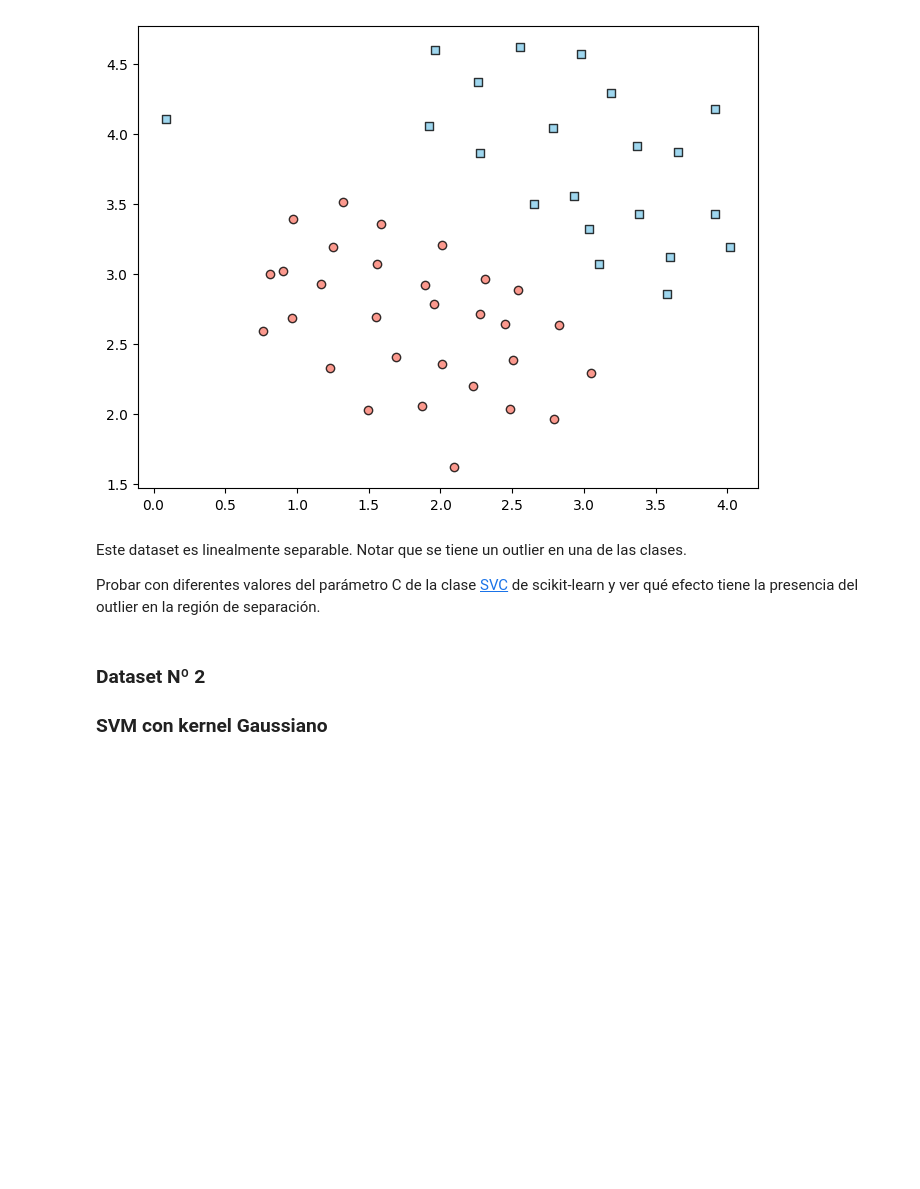
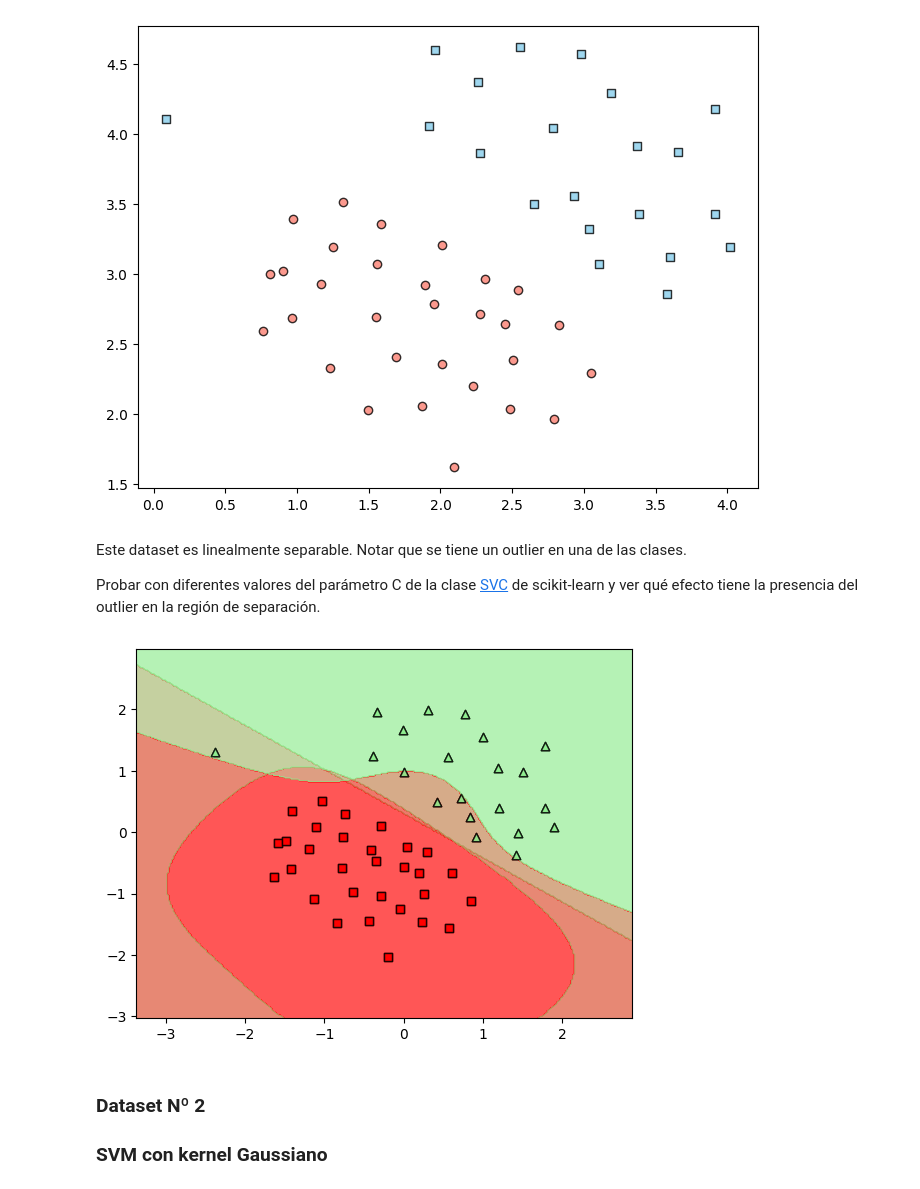
Before and after one commit to DinoMondino/IA, a Jupyter notebook: 4_KNN-SVM-LDA/SVM.ipynb, the cells around one changed output. Drawn from its saved outputs; the diff is of its cells as text; code cells hidden in the pictures; blank space fills up the shorter version.

```diff
--- a/4_KNN-SVM-LDA/SVM.ipynb
+++ b/4_KNN-SVM-LDA/SVM.ipynb
@@ -71,9 +71,27 @@ Este dataset es linealmente separable. Notar que se tiene un outlier en una de l
 Probar con diferentes valores del parámetro C de la clase [SVC](https://scikit-learn.org/stable/modules/generated/sklearn.svm.SVC.html#sklearn.svm.SVC) de scikit-learn y ver qué efecto tiene la presencia del outlier en la región de separación.
 # %%
 # Escalamos los datos
+from sklearn.preprocessing import StandardScaler
+sc = StandardScaler()
+X_s = sc.fit_transform(X)
 # %%
 #Entrenamos diferentes SVM y visualizamos el resultado con plot_decision_regions
 from sklearn.svm import SVC
+from sklearn.svm import SVC
+
+svm_lineal = SVC(kernel='linear')
+svm_lineal.fit(X_s, y)
+plot_decision_regions(X_s, y, svm_linear)
+
+svm_redondo = SVC(kernel='rbf')
+svm_redondo.fit(X_s, y)
+plot_decision_regions(X_s, y, svm_rbf)
+
+svm_poly = SVC(kernel='poly', degree=3)
+svm_poly.fit(X_s, y)
+plot_decision_regions(X_s, y, svm_poly)
+# %% [output]
+[figure, added]
 # %% [markdown]
 ### Dataset Nº 2
 ### SVM con kernel Gaussiano
```
Also changed, not shown: parts of 6 cells of this notebook.
